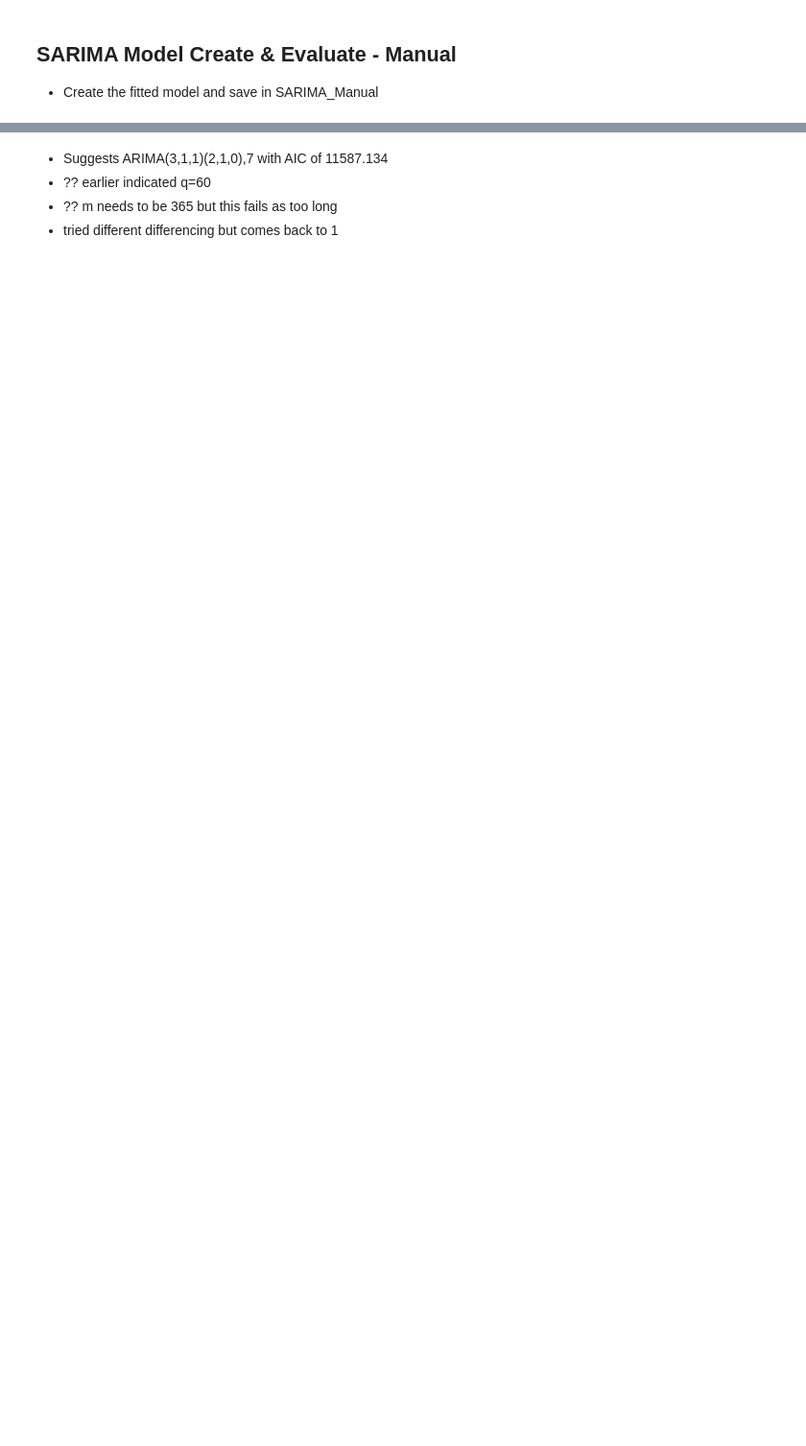
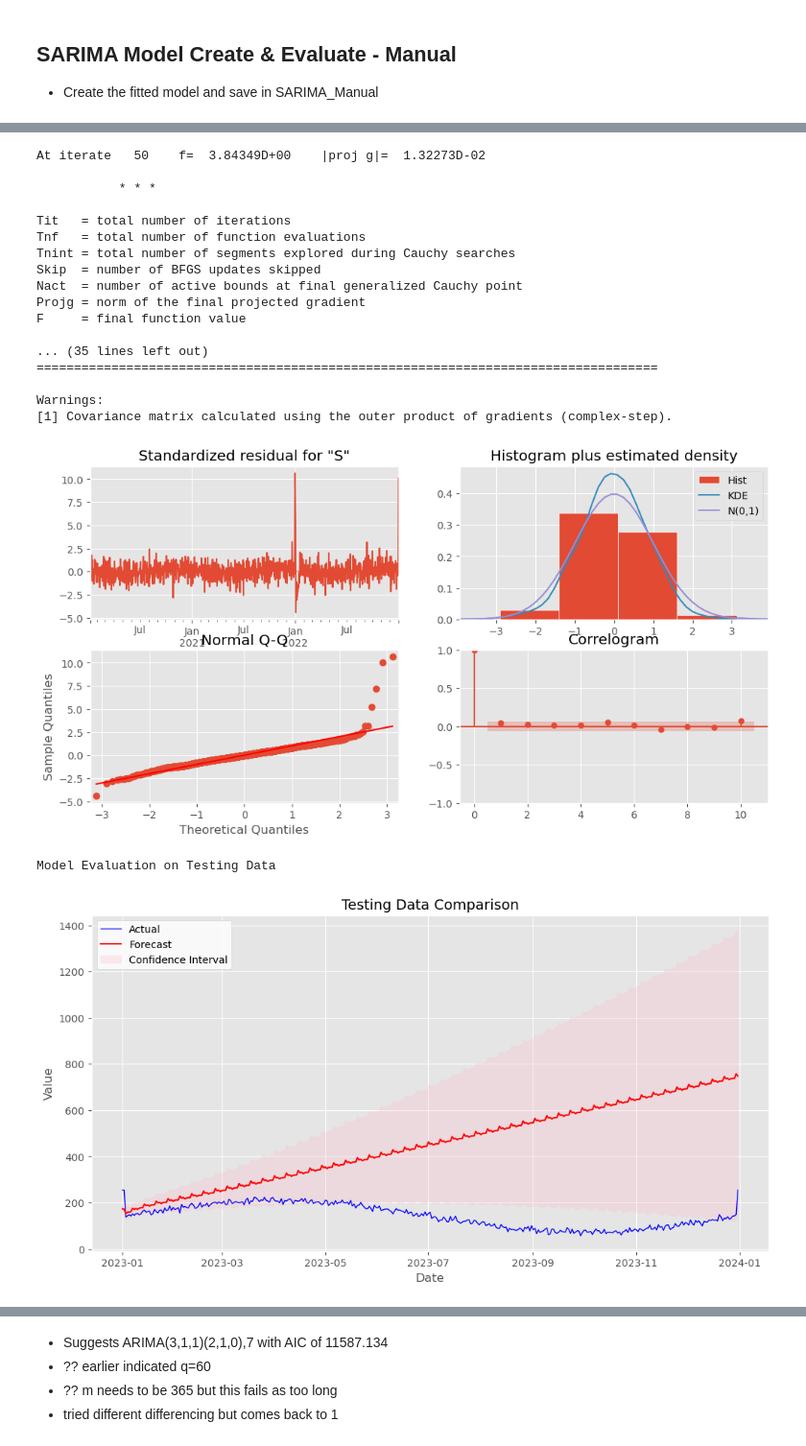
Before and after one commit to StuartG24/Travel_Co_Analysis, a Jupyter notebook: Notebooks_Data_Analysis/SARIMA_Model_Create.ipynb, the cells around one changed output, grey strips where cells are left out. Shown at 96% size. Saved outputs shown, nothing was run; the diff lists cells and outputs as text; code cells hidden in the pictures; blank space fills up the shorter version.

```diff
--- a/Notebooks_Data_Analysis/SARIMA_Model_Create.ipynb
+++ b/Notebooks_Data_Analysis/SARIMA_Model_Create.ipynb
@@ -204,0 +176,47 @@ RMSE is: 50.94
+# %%
+# Create the SARIMA Model - Using Auto Arima
+#
+
+# Get the separately created training & testing datasets for SARIMA model creation
+%store -r training_data
+%store -r testing_data
+
+model_sarima_initial = pm.auto_arima(
+    training_data,
+    d=1, D=1,
+    m=7,
+    seasonal=True,     # Seasonal and daily seasonal cycle
+    trace=True
+)
+
+# Get the preferred order parameters, manually create a SARIMAX model
+order = model_sarima_initial.order
+seasonal_order = model_sarima_initial.seasonal_order
+print(model_sarima_initial.summary())
+
+model_sarima_manual = SARIMAX(training_data, order=order, seasonal_order=seasonal_order)
+model_sarima_auto = model_sarima_manual.fit()
+
+# Show the summary of results & Residuals
+model_residuals_analysis(model_sarima_auto)
+
+# Evaluate the model on the testing data
+model_evaluation(model_sarima_auto, testing_data)
+
+# Store the model
+%store model_sarima_auto
+
+'''
+# Convert the pmdarima model to a statsmodels SARIMAX model for residual analysis
+model_sarima_auto = model_sarima_initial.fit(training_data)
+
+# Show the summary of results & Residuals
+model_residuals_analysis(model_sarima_auto)
+
+# Evaluate the model on the testing data
+model_evaluation(model_sarima_auto, testing_data)
+
+# Store the model
+%store model_sarima_auto
+'''
+# %% [output]
@@ -204,0 +258,20 @@ RMSE is: 50.94
+At iterate   50    f=  3.84349D+00    |proj g|=  1.32273D-02
+
+           * * *
+
+Tit   = total number of iterations
+Tnf   = total number of function evaluations
+Tnint = total number of segments explored during Cauchy searches
+Skip  = number of BFGS updates skipped
+Nact  = number of active bounds at final generalized Cauchy point
+Projg = norm of the final projected gradient
+F     = final function value
+
+... (35 lines left out)
+===================================================================================
+
+Warnings:
+[1] Covariance matrix calculated using the outer product of gradients (complex-step).
+[figure, added]
+Model Evaluation on Testing Data
+[figure, added]
```
Also changed, not shown: parts of 12 cells of this notebook, 2 other files.
